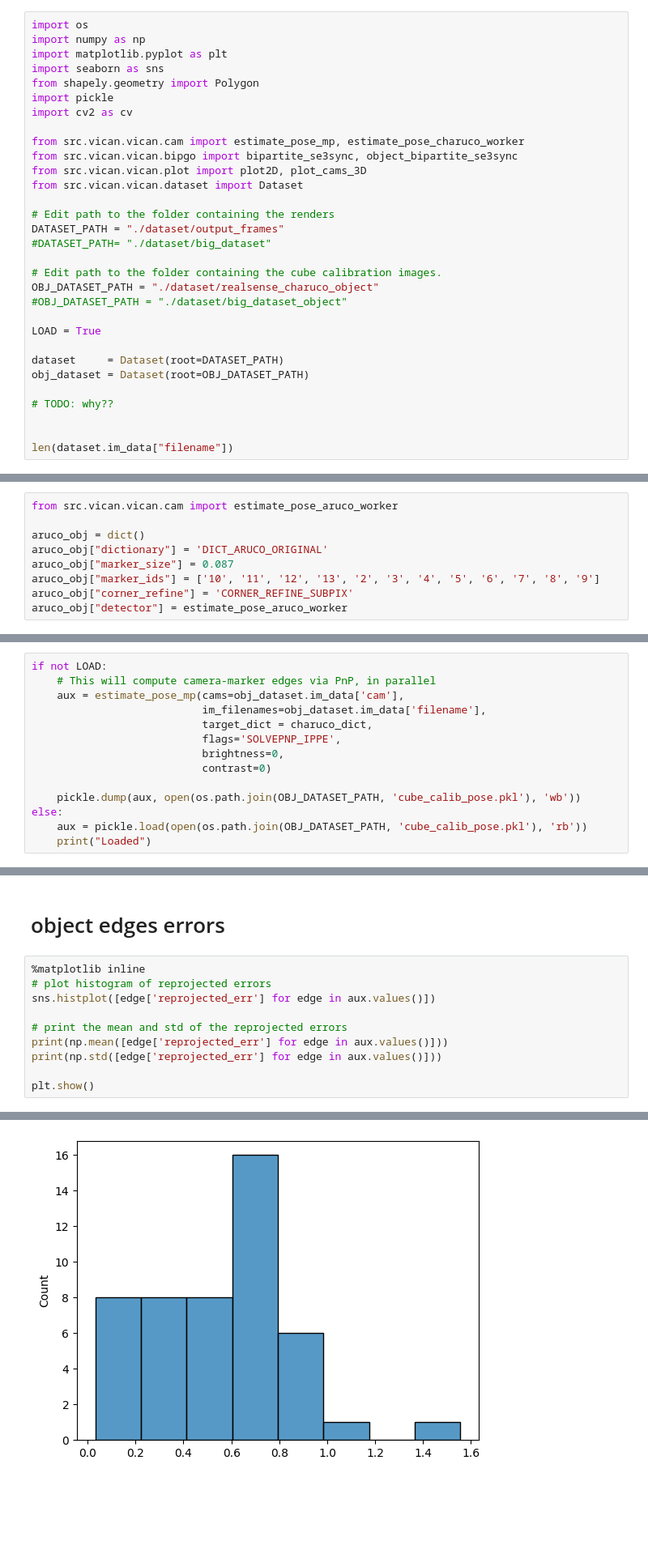
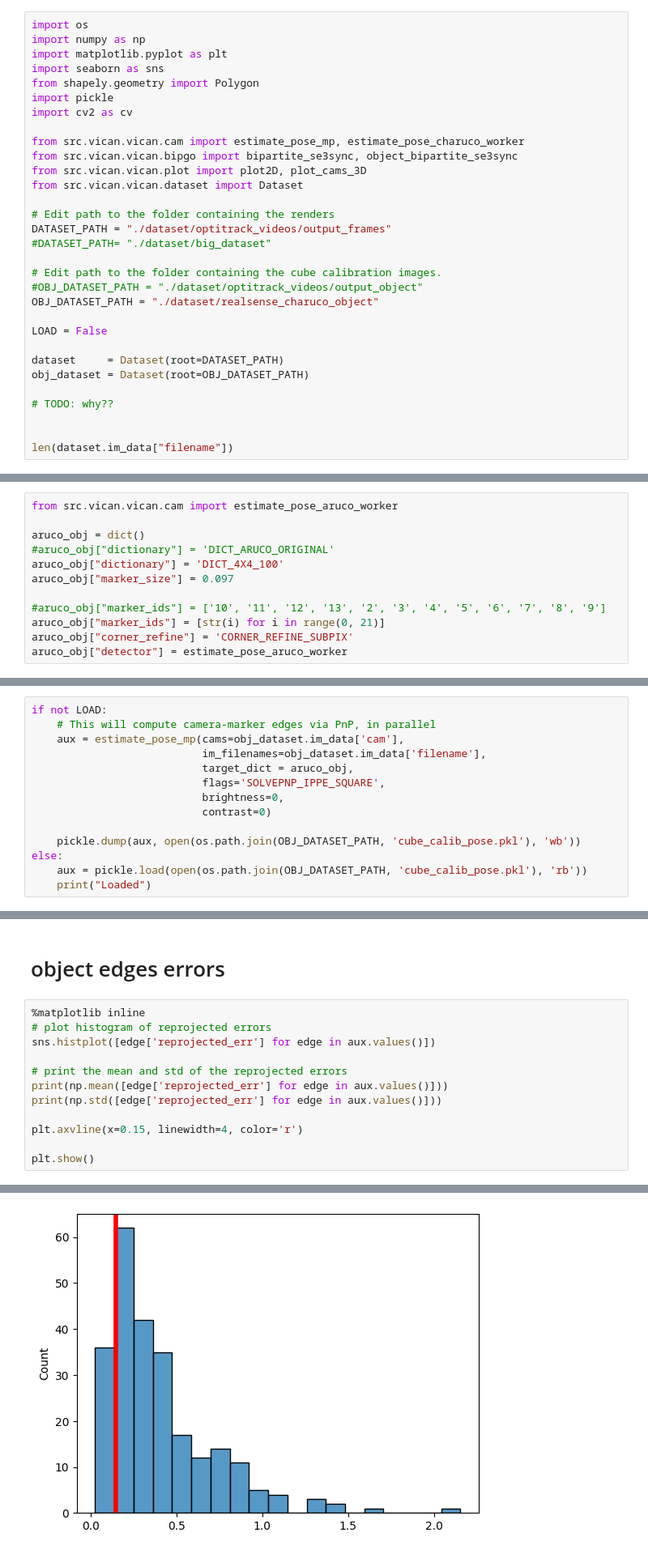
Before and after one commit to goncalofrazao/vicandocker, a Jupyter notebook: main_cangalho.ipynb, the cells around one changed output, grey strips where cells are left out. Shown: that part at 81% size. Cells and saved outputs as stored; diff of their text form; blank space fills up the shorter version.

Commit message:
feat: aruco projected on images. nb is still a mess

```diff
--- a/main_cangalho.ipynb
+++ b/main_cangalho.ipynb
@@ -13,14 +13,14 @@ from src.vican.vican.plot import plot2D, plot_cams_3D
 from src.vican.vican.dataset import Dataset
 
 # Edit path to the folder containing the renders
-DATASET_PATH = "./dataset/output_frames"
+DATASET_PATH = "./dataset/optitrack_videos/output_frames"
 #DATASET_PATH= "./dataset/big_dataset"
 
 # Edit path to the folder containing the cube calibration images.
+#OBJ_DATASET_PATH = "./dataset/optitrack_videos/output_object"
 OBJ_DATASET_PATH = "./dataset/realsense_charuco_object"
-#OBJ_DATASET_PATH = "./dataset/big_dataset_object"
 
-LOAD = True
+LOAD = False
 
 dataset     = Dataset(root=DATASET_PATH)
 obj_dataset = Dataset(root=OBJ_DATASET_PATH)
@@ -89,9 +91,12 @@ charuco_dict["num_boards"] = board_idx - 1
 from src.vican.vican.cam import estimate_pose_aruco_worker
 
 aruco_obj = dict()
-aruco_obj["dictionary"] = 'DICT_ARUCO_ORIGINAL'
-aruco_obj["marker_size"] = 0.087
-aruco_obj["marker_ids"] = ['10', '11', '12', '13', '2', '3', '4', '5', '6', '7', '8', '9']
+#aruco_obj["dictionary"] = 'DICT_ARUCO_ORIGINAL'
+aruco_obj["dictionary"] = 'DICT_4X4_100'
+aruco_obj["marker_size"] = 0.097
+
+#aruco_obj["marker_ids"] = ['10', '11', '12', '13', '2', '3', '4', '5', '6', '7', '8', '9']
+aruco_obj["marker_ids"] = [str(i) for i in range(0, 21)]
 aruco_obj["corner_refine"] = 'CORNER_REFINE_SUBPIX'
 aruco_obj["detector"] = estimate_pose_aruco_worker
 # %% [markdown]
@@ -138,8 +157,8 @@ if not LOAD:
     # This will compute camera-marker edges via PnP, in parallel
     aux = estimate_pose_mp(cams=obj_dataset.im_data['cam'],
                            im_filenames=obj_dataset.im_data['filename'],
-                           target_dict = charuco_dict,
-                           flags='SOLVEPNP_IPPE',
+                           target_dict = aruco_obj,
+                           flags='SOLVEPNP_IPPE_SQUARE',
                            brightness=0,
                            contrast=0)
 
@@ -179,5 +203,7 @@ sns.histplot([edge['reprojected_err'] for edge in aux.values()])
 print(np.mean([edge['reprojected_err'] for edge in aux.values()]))
 print(np.std([edge['reprojected_err'] for edge in aux.values()]))
 
+plt.axvline(x=0.15, linewidth=4, color='r')
+
 plt.show()
 # %% [output]
@@ -186,4 +212,4 @@ plt.show()
-[figure, old version]
+[figure, new version]
 # %% [markdown]
 # Detect markers & estimate camera-marker poses
 # %%
```
Also changed, not shown: parts of 27 cells of this notebook.
